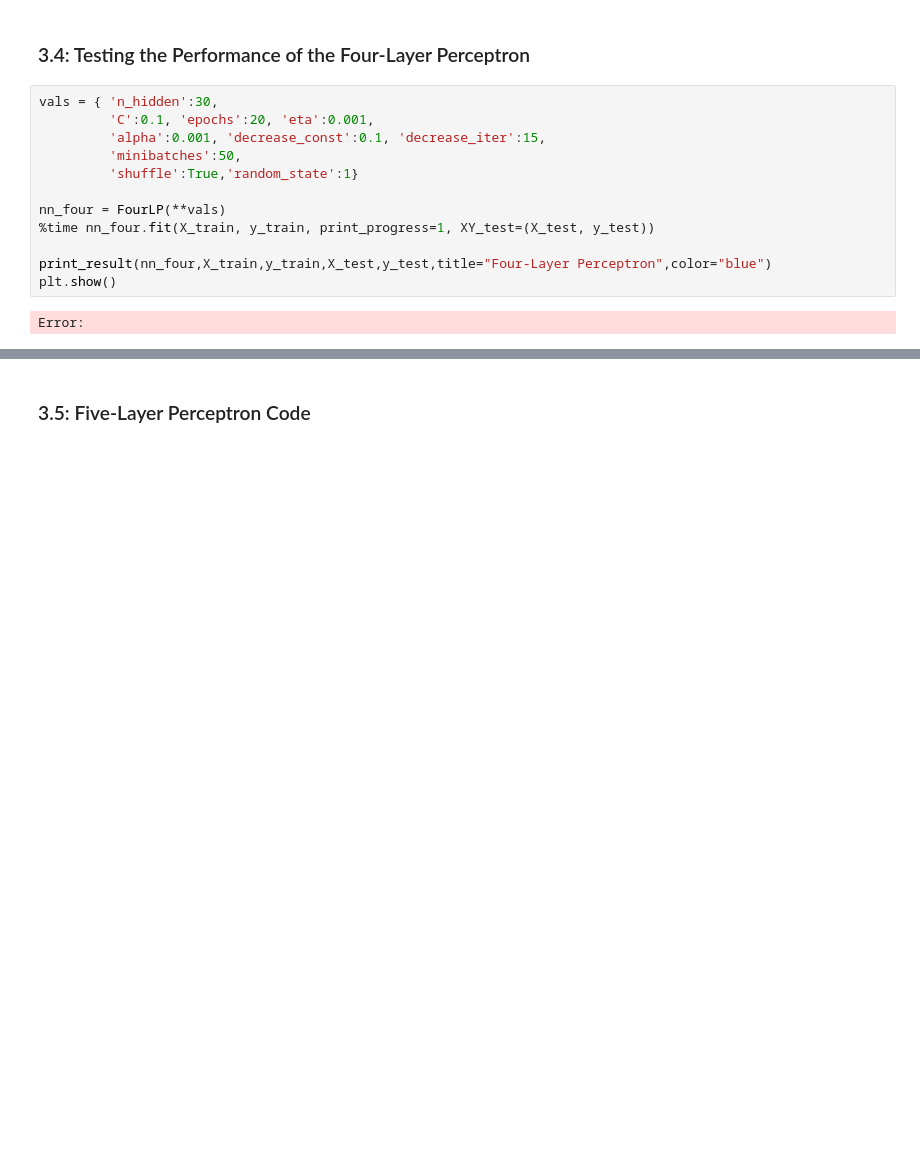
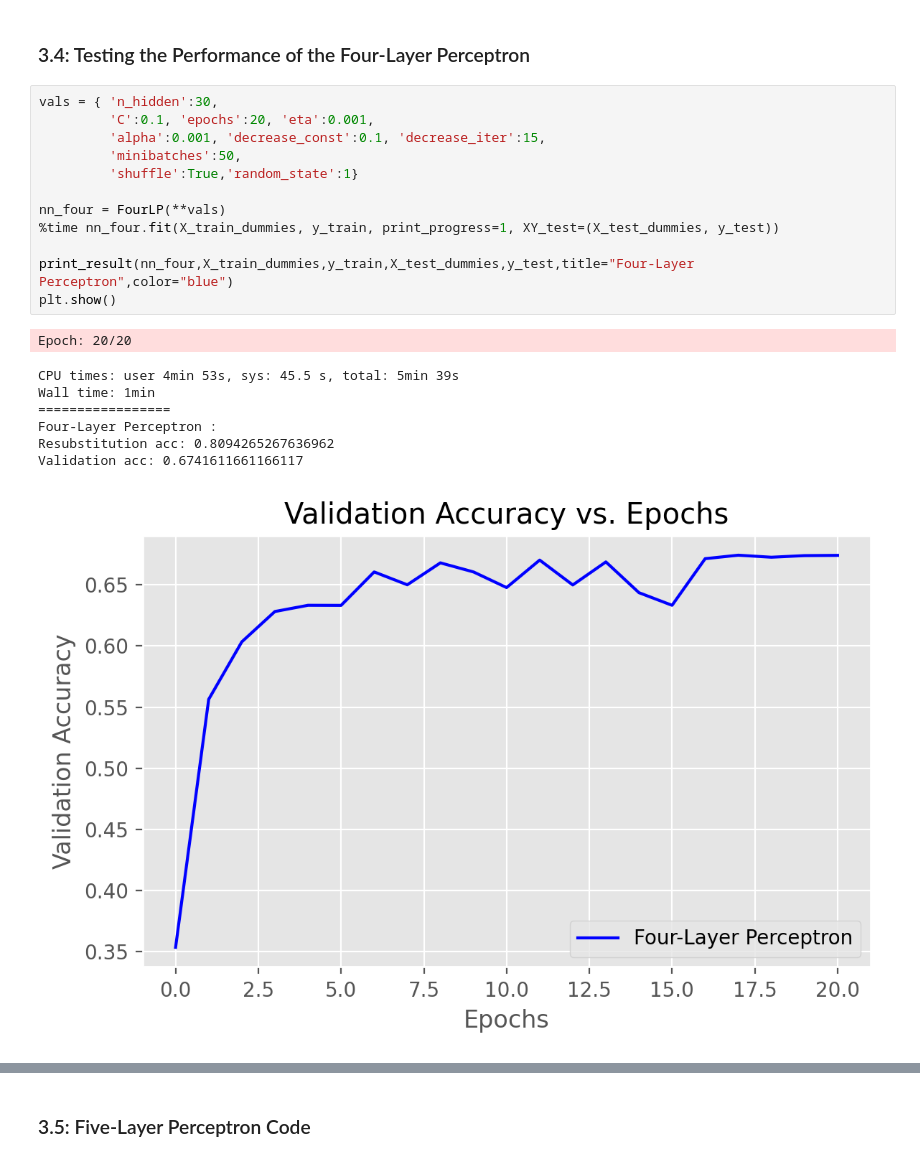
Before and after one commit to 48774861/mlpython_lab4, a Jupyter notebook: lab4_mlpython_pham_gurrola.ipynb, the cells around one changed output, grey strips where cells are left out. Drawn from its saved outputs; the diff is of its cells as text; blank space fills up the shorter version.

```diff
--- a/lab4_mlpython_pham_gurrola.ipynb
+++ b/lab4_mlpython_pham_gurrola.ipynb
@@ -1028,17 +1025,24 @@ Error:
 # %%
 vals = { 'n_hidden':30,
          'C':0.1, 'epochs':20, 'eta':0.001,
          'alpha':0.001, 'decrease_const':0.1, 'decrease_iter':15,
          'minibatches':50,
          'shuffle':True,'random_state':1}
 
 nn_four = FourLP(**vals)
-%time nn_four.fit(X_train, y_train, print_progress=1, XY_test=(X_test, y_test))
+%time nn_four.fit(X_train_dummies, y_train, print_progress=1, XY_test=(X_test_dummies, y_test))
 
-print_result(nn_four,X_train,y_train,X_test,y_test,title="Four-Layer Perceptron",color="blue")
+print_result(nn_four,X_train_dummies,y_train,X_test_dummies,y_test,title="Four-Layer Perceptron",color="blue")
 plt.show()
 # %% [output]
-Error:
+Epoch: 20/20
+CPU times: user 4min 53s, sys: 45.5 s, total: 5min 39s
+Wall time: 1min
+=================
+Four-Layer Perceptron :
+Resubstitution acc: 0.8094265267636962
+Validation acc: 0.6741611661166117
+[figure, added]
 # %%
 fig = plt.figure(figsize=(6,4),dpi=200)
 ax = fig.add_subplot(1,1,1)
```
Also changed, not shown: parts of 24 cells of this notebook, 1 other file.
